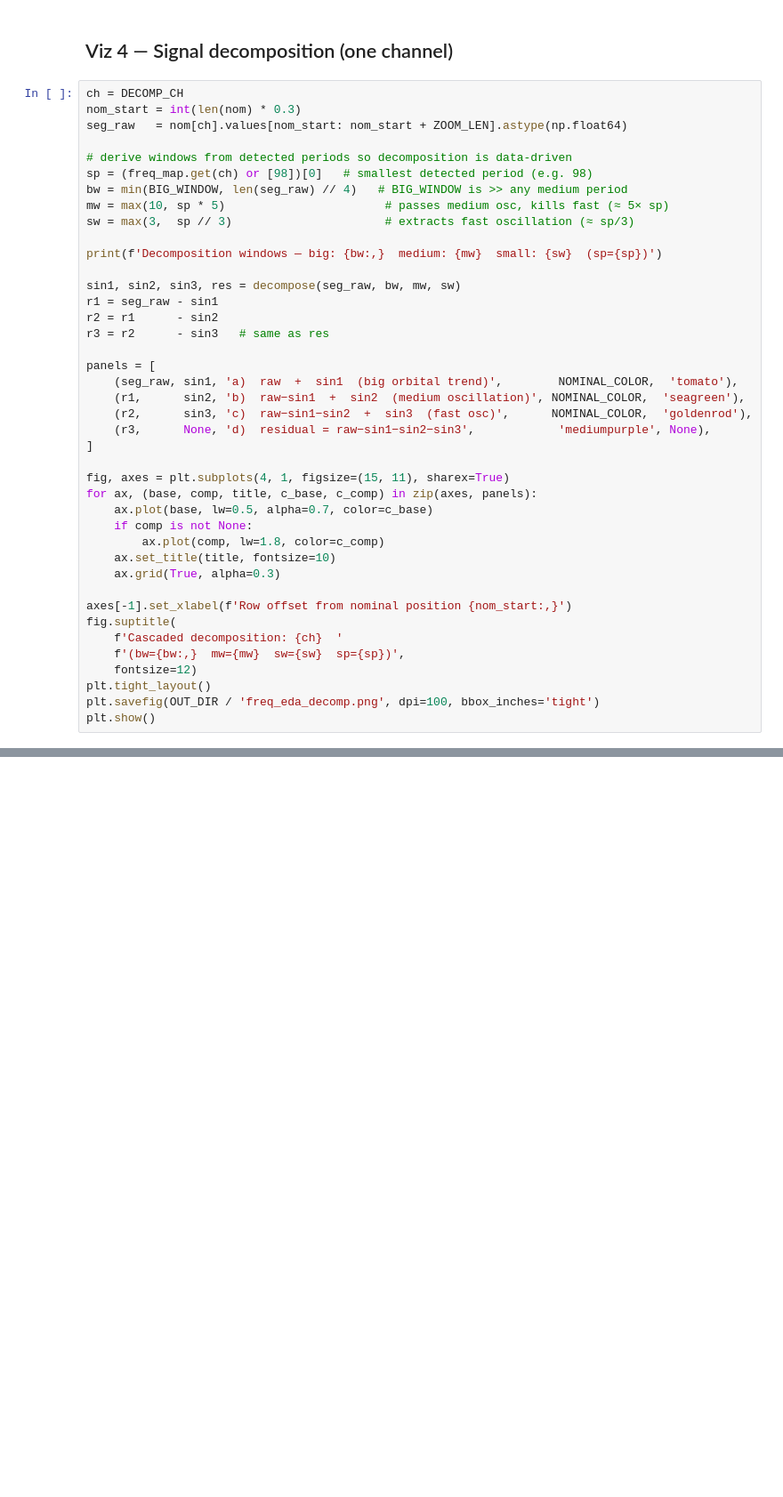
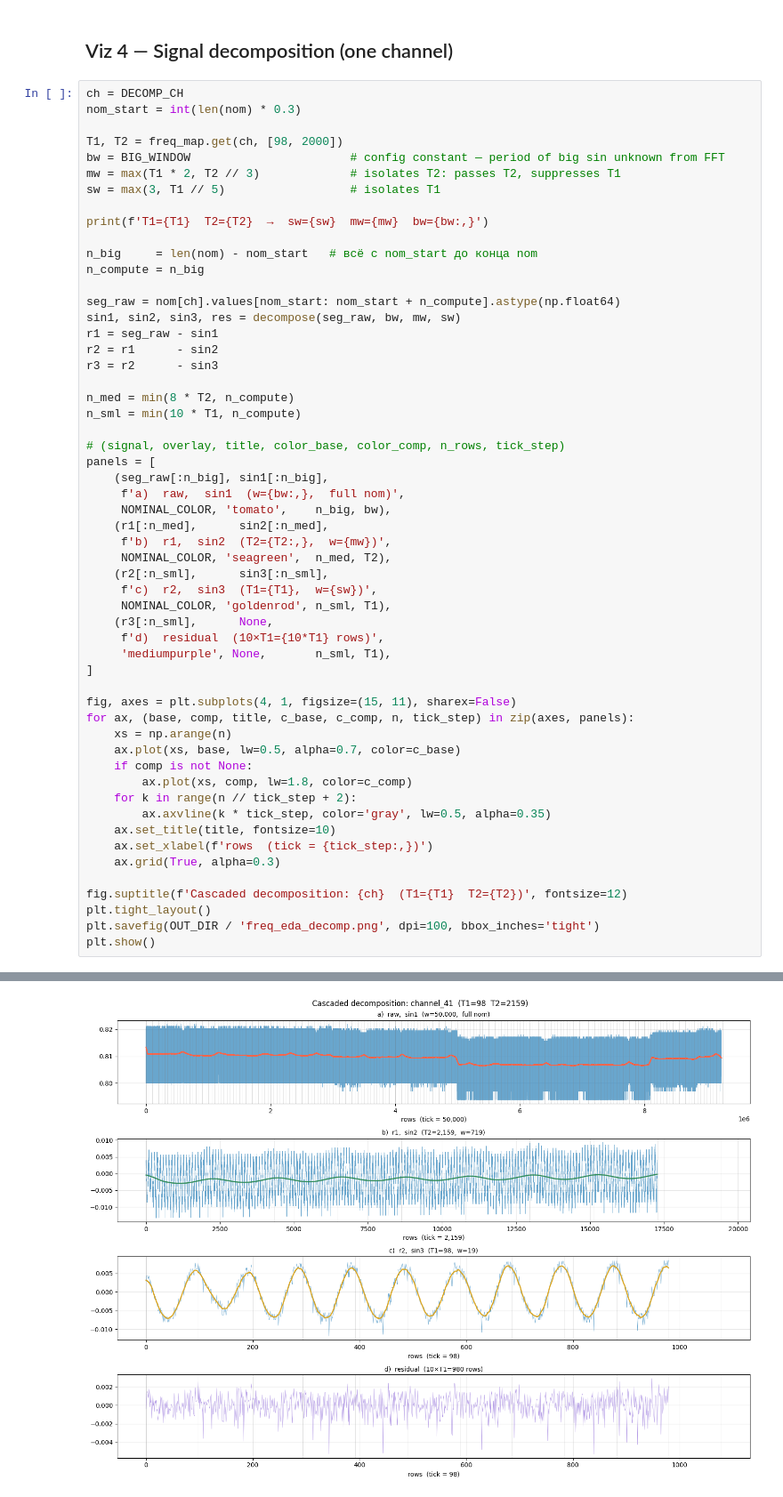
Before and after one commit to alexfederolf/sentinel, a Jupyter notebook: notebooks/ek_freq_eda.ipynb, the cells around one changed output, grey strips where cells are left out. Shown at 89% size. Drawn from its saved outputs; the diff is of its cells as text; blank space fills up the shorter version.

```diff
--- a/notebooks/ek_freq_eda.ipynb
+++ b/notebooks/ek_freq_eda.ipynb
@@ -197,41 +196,56 @@ plt.show()
 # %%
 ch = DECOMP_CH
 nom_start = int(len(nom) * 0.3)
-seg_raw   = nom[ch].values[nom_start: nom_start + ZOOM_LEN].astype(np.float64)
 
-# derive windows from detected periods so decomposition is data-driven
-sp = (freq_map.get(ch) or [98])[0]   # smallest detected period (e.g. 98)
-bw = min(BIG_WINDOW, len(seg_raw) // 4)   # BIG_WINDOW is >> any medium period
-mw = max(10, sp * 5)                       # passes medium osc, kills fast (≈ 5× sp)
-sw = max(3,  sp // 3)                      # extracts fast oscillation (≈ sp/3)
+T1, T2 = freq_map.get(ch, [98, 2000])
+bw = BIG_WINDOW                       # config constant — period of big sin unknown from FFT
+mw = max(T1 * 2, T2 // 3)             # isolates T2: passes T2, suppresses T1
+sw = max(3, T1 // 5)                  # isolates T1
 
-print(f'Decomposition windows — big: {bw:,}  medium: {mw}  small: {sw}  (sp={sp})')
+print(f'T1={T1}  T2={T2}  →  sw={sw}  mw={mw}  bw={bw:,}')
 
+n_big     = len(nom) - nom_start   # всё с nom_start до конца nom
+n_compute = n_big
+
+seg_raw = nom[ch].values[nom_start: nom_start + n_compute].astype(np.float64)
 sin1, sin2, sin3, res = decompose(seg_raw, bw, mw, sw)
 r1 = seg_raw - sin1
 r2 = r1      - sin2
-r3 = r2      - sin3   # same as res
+r3 = r2      - sin3
 
+n_med = min(8 * T2, n_compute)
+n_sml = min(10 * T1, n_compute)
+
+# (signal, overlay, title, color_base, color_comp, n_rows, tick_step)
 panels = [
-    (seg_raw, sin1, 'a)  raw  +  sin1  (big orbital trend)',        NOMINAL_COLOR,  'tomato'),
-    (r1,      sin2, 'b)  raw−sin1  +  sin2  (medium oscillation)', NOMINAL_COLOR,  'seagreen'),
-    (r2,      sin3, 'c)  raw−sin1−sin2  +  sin3  (fast osc)',      NOMINAL_COLOR,  'goldenrod'),
-    (r3,      None, 'd)  residual = raw−sin1−sin2−sin3',            'mediumpurple', None),
+    (seg_raw[:n_big], sin1[:n_big],
+     f'a)  raw,  sin1  (w={bw:,},  full nom)',
+     NOMINAL_COLOR, 'tomato',    n_big, bw),
+    (r1[:n_med],      sin2[:n_med],
+     f'b)  r1,  sin2  (T2={T2:,},  w={mw})',
+     NOMINAL_COLOR, 'seagreen',  n_med, T2),
+    (r2[:n_sml],      sin3[:n_sml],
+     f'c)  r2,  sin3  (T1={T1},  w={sw})',
+     NOMINAL_COLOR, 'goldenrod', n_sml, T1),
+    (r3[:n_sml],      None,
+     f'd)  residual  (10×T1={10*T1} rows)',
+     'mediumpurple', None,       n_sml, T1),
 ]
 
-fig, axes = plt.subplots(4, 1, figsize=(15, 11), sharex=True)
-for ax, (base, comp, title, c_base, c_comp) in zip(axes, panels):
-    ax.plot(base, lw=0.5, alpha=0.7, color=c_base)
+fig, axes = plt.subplots(4, 1, figsize=(15, 11), sharex=False)
+for ax, (base, comp, title, c_base, c_comp, n, tick_step) in zip(axes, panels):
+    xs = np.arange(n)
+    ax.plot(xs, base, lw=0.5, alpha=0.7, color=c_base)
     if comp is not None:
-        ax.plot(comp, lw=1.8, color=c_comp)
+        ax.plot(xs, comp, lw=1.8, color=c_comp)
+    for k in range(n // tick_step + 2):
+        ax.axvline(k * tick_step, color='gray', lw=0.5, alpha=0.35)
     ax.set_title(title, fontsize=10)
+    ax.set_xlabel(f'rows  (tick = {tick_step:,})')
     ax.grid(True, alpha=0.3)
 
-axes[-1].set_xlabel(f'Row offset from nominal position {nom_start:,}')
-fig.suptitle(
-    f'Cascaded decomposition: {ch}  '
-    f'(bw={bw:,}  mw={mw}  sw={sw}  sp={sp})',
-    fontsize=12)
+fig.suptitle(f'Cascaded decomposition: {ch}  (T1={T1}  T2={T2})', fontsize=12)
 plt.tight_layout()
 plt.savefig(OUT_DIR / 'freq_eda_decomp.png', dpi=100, bbox_inches='tight')
 plt.show()
+# %% [output]
@@ -237,0 +253 @@ plt.show()
+[figure, added]
```
Also changed, not shown: parts of 11 cells of this notebook.
